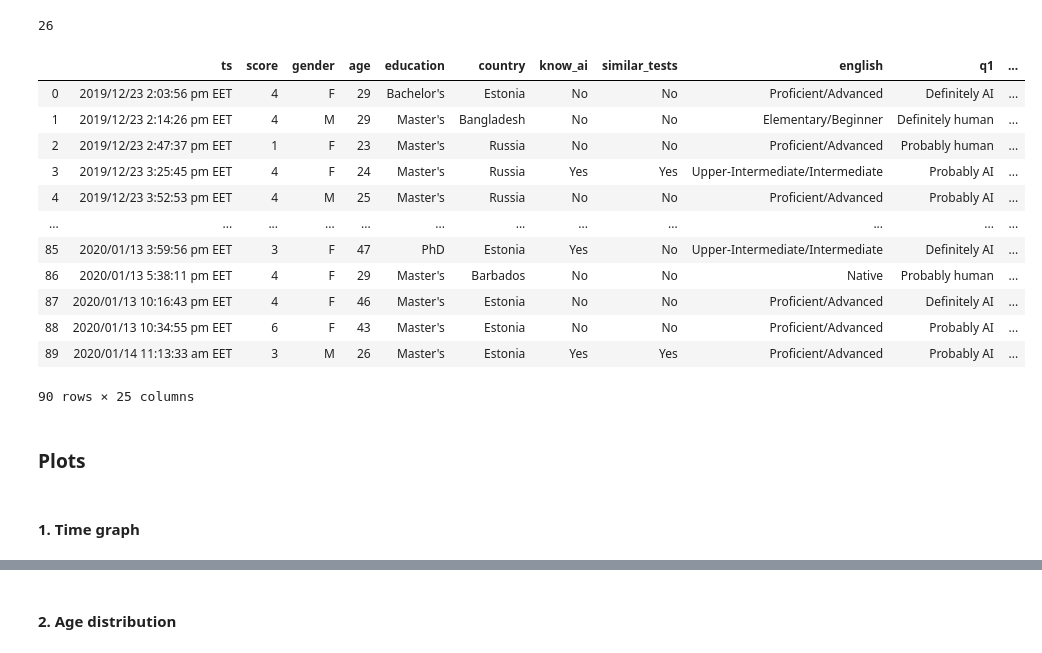
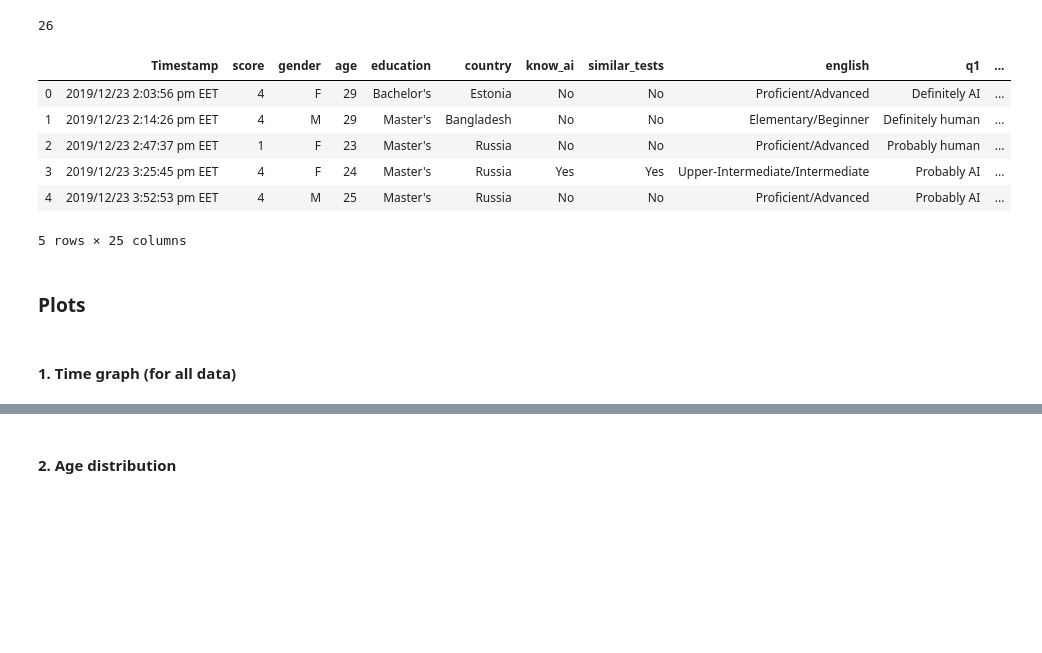
Before and after one commit to ShalyginaA/artificial-or-real, a Jupyter notebook: texts_analysis.ipynb, the cells around one changed output, grey strips where cells are left out. Saved outputs shown, nothing was run; the diff lists cells and outputs as text; code cells hidden in the pictures; blank space fills up the shorter version.

```diff
--- a/texts_analysis.ipynb
+++ b/texts_analysis.ipynb
@@ -42,7 +42,7 @@ len(df.columns)
 # %%
 df.drop(['Unnamed: 0'], axis=1, inplace=True)
 # %%
-column_names = ['ts', 'score', 'gender', 'age', 'education', 'country', 'know_ai', 'similar_tests', 'english']
+column_names = ['Timestamp', 'score', 'gender', 'age', 'education', 'country', 'know_ai', 'similar_tests', 'english']
 # %%
 wc_columns = []
 for i in range(1,9):
@@ -64,22 +64,16 @@ df[wc_columns] = df[wc_columns].apply(p2f, axis=1)
 # %%
 #q1-q4: simple questions
 #q5-q8: comparison questions
-df
+df.head()
 # %% [output]
-|  | ts | score | gender | age | education | country | know_ai | similar_tests | english | q1 | ... |
+|  | Timestamp | score | gender | age | education | country | know_ai | similar_tests | english | q1 | ... |
 | 0 | 2019/12/23 2:03:56 pm EET | 4 | F | 29 | Bachelor's | Estonia | No | No | Proficient/Advanced | Definitely AI | ... |
 | 1 | 2019/12/23 2:14:26 pm EET | 4 | M | 29 | Master's | Bangladesh | No | No | Elementary/Beginner | Definitely human | ... |
 | 2 | 2019/12/23 2:47:37 pm EET | 1 | F | 23 | Master's | Russia | No | No | Proficient/Advanced | Probably human | ... |
 | 3 | 2019/12/23 3:25:45 pm EET | 4 | F | 24 | Master's | Russia | Yes | Yes | Upper-Intermediate/Intermediate | Probably AI | ... |
 | 4 | 2019/12/23 3:52:53 pm EET | 4 | M | 25 | Master's | Russia | No | No | Proficient/Advanced | Probably AI | ... |
-| ... | ... | ... | ... | ... | ... | ... | ... | ... | ... | ... | ... |
-| 85 | 2020/01/13 3:59:56 pm EET | 3 | F | 47 | PhD | Estonia | Yes | No | Upper-Intermediate/Intermediate | Definitely AI | ... |
-| 86 | 2020/01/13 5:38:11 pm EET | 4 | F | 29 | Master's | Barbados | No | No | Native | Probably human | ... |
-| 87 | 2020/01/13 10:16:43 pm EET | 4 | F | 46 | Master's | Estonia | No | No | Proficient/Advanced | Definitely AI | ... |
-| 88 | 2020/01/13 10:34:55 pm EET | 6 | F | 43 | Master's | Estonia | No | No | Proficient/Advanced | Probably AI | ... |
-| 89 | 2020/01/14 11:13:33 am EET | 3 | M | 26 | Master's | Estonia | Yes | Yes | Proficient/Advanced | Probably AI | ... |
-90 rows × 25 columns
+5 rows × 25 columns
 # %% [markdown]
 ### Plots
 # %% [markdown]
-#### 1. Time graph
+#### 1. Time graph (for all data)
```
Also changed, not shown: parts of 25 cells of this notebook.
